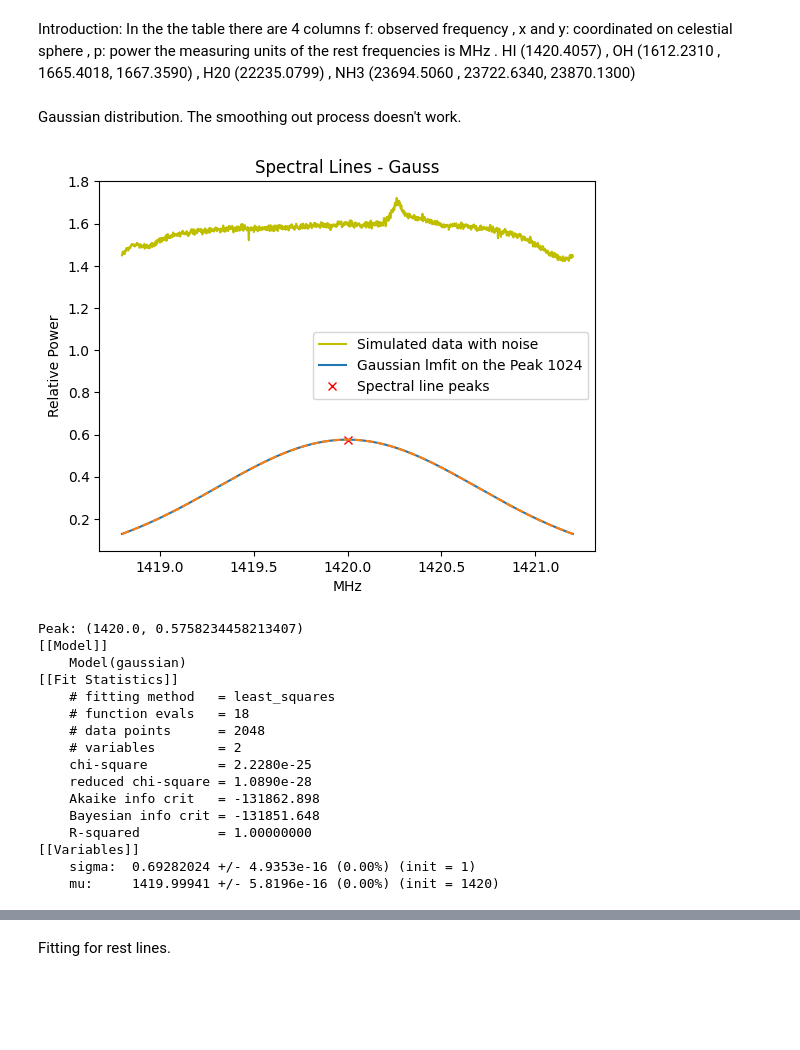
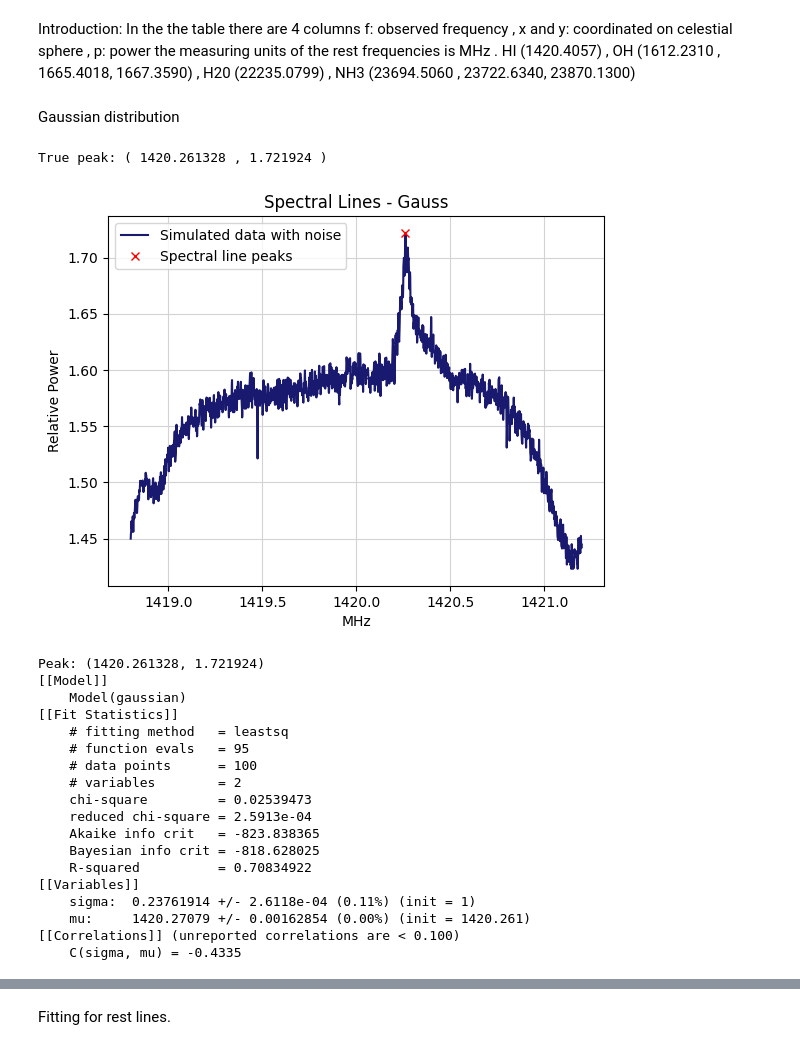
Before and after one commit to panagiotab/ASTRO-BEAM, a Jupyter notebook: Task2-CombSpectralLines/SpectralLines.ipynb, the cells around one changed output, grey strips where cells are left out. Drawn from its saved outputs; the diff is of its cells as text; code cells hidden in the pictures; blank space fills up the shorter version.

```diff
--- a/Task2-CombSpectralLines/SpectralLines.ipynb
+++ b/Task2-CombSpectralLines/SpectralLines.ipynb
@@ -16,63 +16,68 @@ data=pd.read_excel('/Users/User/Downloads/spectrum_data_excel.xlsx' , header=Non
 data.columns=("f", "x", "y", "p")
 
 rest_f=[1420.4057, 1612.2310, 1665.4018, 1667.3590, 22235.0799, 23694.5060, 23722.6340, 23870.1300]
-# %% [markdown]
-Gaussian distribution. The smoothing out process doesn't work.
+# %% [markdown]
+Gaussian distribution
 # %%
+maxp_true = np.max(data.p)
+maxf_true = data.loc[data['p'].idxmax(), 'f']
+print("True peak:", "(",maxf_true, ",", maxp_true,")")
+
 std = np.std(data.f)
 mn = np.mean(data.f)
 def gaussian(x, sigma , mu):
     A = 1/ (sigma * np.sqrt(2*np.pi))
     return A * np.exp(-(x - mu)**2 / (2 * sigma**2))
 
 gvalues= gaussian(data.f, std , mn)
 maxg = np.max(gvalues)
 X_values = data.f
-Y_values = np.array(gvalues)
-smoothed_y = gaussian_filter(gvalues , std)
-peaks, _ = find_peaks(smoothed_y , prominence = None)
+Y_values = data.p
+smoothed_y = gaussian_filter(Y_values , std)
+peaks, _ = find_peaks(Y_values , prominence = 0.1)
 gmodel = Model(gaussian)
 results = {}
 
 for i in peaks:
-    results[i] = gmodel.fit(Y_values, A=1, mu=X_values[i], sigma=1, x=X_values, method='least_squares')
+    start_index = max(0, i - 50)
+    end_index = min(len(X_values), i + 50)
+    result = gmodel.fit(Y_values[start_index:end_index], x=X_values[start_index:end_index], A=1, mu=X_values[i], sigma=1, method='leastsq')
+    results[i] = result
+
+plt.plot(data.f , data.p , color= 'midnightblue', label= 'Simulated data with noise')
 
 
-plt.plot(data.f , data.p , color= 'y', label= 'Simulated data with noise')
-
-for i in peaks:
-    plt.plot(data.f, results[i].best_fit, '-', label=f'Gaussian lmfit on the Peak {i}')
 
 plt.plot(X_values[peaks], Y_values[peaks], 'rx', label='Spectral line peaks')
-
-for i, result in results.items():
-    plt.plot(X_values, result.best_fit, '--')
 
 plt.xlabel('MHz')
 plt.ylabel('Relative Power')
 plt.title('Spectral Lines - Gauss')
 plt.legend()
 plt.show()
 
 for i, result in results.items():
     print(f"Peak: ({X_values[i]}, {Y_values[i]})")
     print(result.fit_report())
 # %% [output]
+True peak: ( 1420.261328 , 1.721924 )
-[figure, old version]
+[figure, new version]
-Peak: (1420.0, 0.5758234458213407)
-[[Model]]
-    Model(gaussian)
-[[Fit Statistics]]
-    # fitting method   = least_squares
-    # function evals   = 18
-    # data points      = 2048
-    # variables        = 2
-    chi-square         = 2.2280e-25
-    reduced chi-square = 1.0890e-28
-    Akaike info crit   = -131862.898
-    Bayesian info crit = -131851.648
-    R-squared          = 1.00000000
-[[Variables]]
-    sigma:  0.69282024 +/- 4.9353e-16 (0.00%) (init = 1)
-    mu:     1419.99941 +/- 5.8196e-16 (0.00%) (init = 1420)
+Peak: (1420.261328, 1.721924)
+[[Model]]
+    Model(gaussian)
+[[Fit Statistics]]
+    # fitting method   = leastsq
+    # function evals   = 95
+    # data points      = 100
+    # variables        = 2
+    chi-square         = 0.02539473
+    reduced chi-square = 2.5913e-04
+    Akaike info crit   = -823.838365
+    Bayesian info crit = -818.628025
+    R-squared          = 0.70834922
+[[Variables]]
+    sigma:  0.23761914 +/- 2.6118e-04 (0.11%) (init = 1)
+    mu:     1420.27079 +/- 0.00162854 (0.00%) (init = 1420.261)
+[[Correlations]] (unreported correlations are < 0.100)
+    C(sigma, mu) = -0.4335
 # %% [markdown]
```
Also changed, not shown: parts of 5 cells of this notebook.
